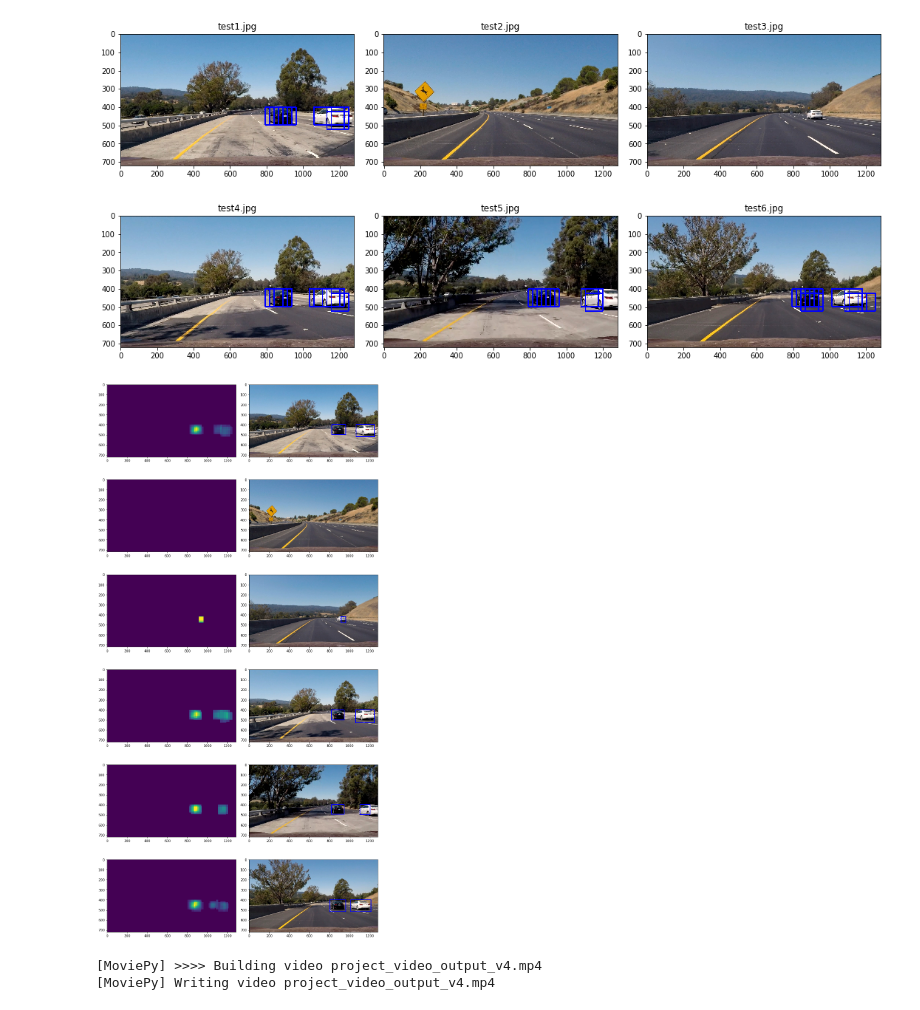
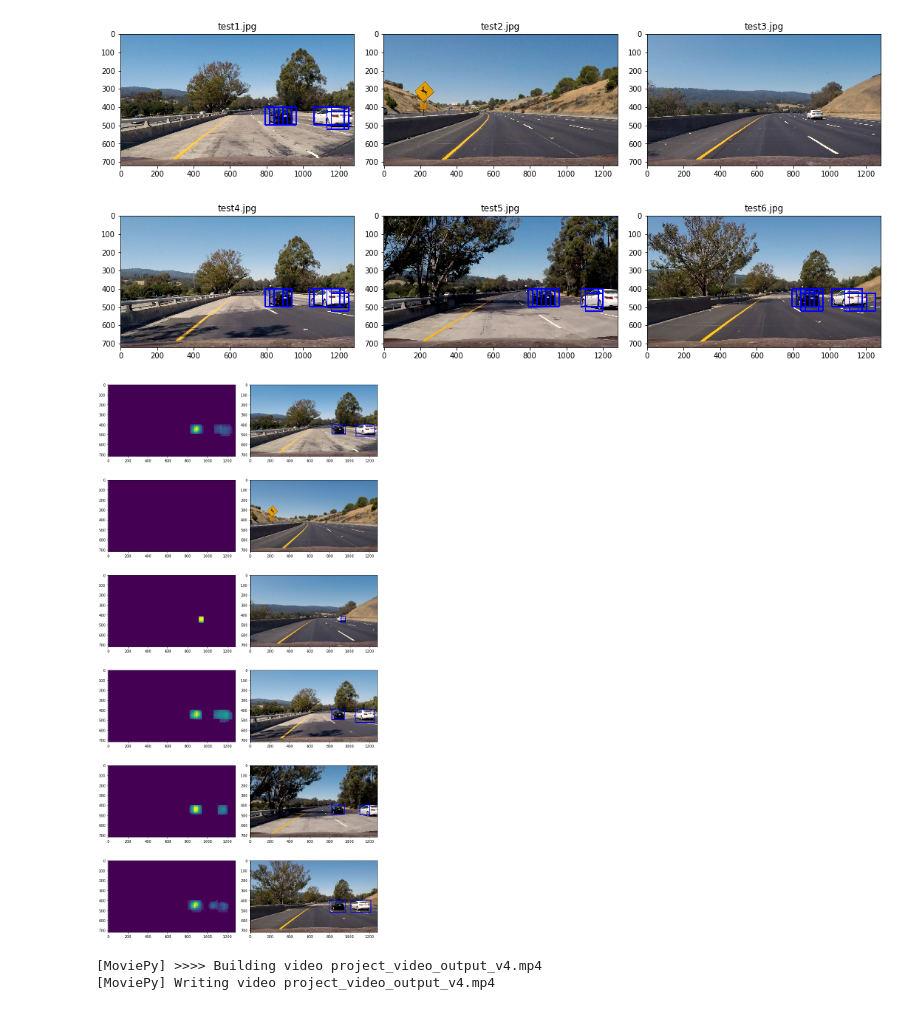
Before and after one commit to wengyao04/CarND-Vehicle-Detection, a Jupyter notebook: vehicle_detection.ipynb, the cells around one changed output. Saved outputs shown, nothing was run; the diff lists cells and outputs as text; code cells hidden in the pictures.

```diff
--- a/vehicle_detection.ipynb
+++ b/vehicle_detection.ipynb
@@ -363,25 +363,25 @@ def find_cars_multiscale(img):
 # %%
 def test_find_cars_multiscale(test_image_dir):
     image_name_list = os.listdir(test_image_dir)
     rows = 6
     cols = 2
-    fig = plt.figure(figsize=(11, 24))
+    fig = plt.figure(figsize=(11, 22))
     idx = 0
     for file_name in image_name_list:
         if file_name.find('jpg') != -1:
             plt.subplot(rows, cols, idx+1)
             idx = idx + 1
             img = mpimg.imread(os.path.join(test_image_dir, file_name))
             heat_out, out = find_cars_multiscale(img)
             plt.imshow(heat_out)
             plt.subplot(rows, cols, idx +1)
             idx = idx + 1
             plt.imshow(out)
     plt.tight_layout()
     plt.savefig('find_cars_heatmap.jpg')
 test_find_cars_multiscale('test_images')
 # %% [output]
-[figure, old version]
+[figure, new version]
 # %%
 heatmap_list = []
 max_heatmap_keep = 5
```
Also changed, not shown: parts of 2 cells of this notebook, 1 other file.
